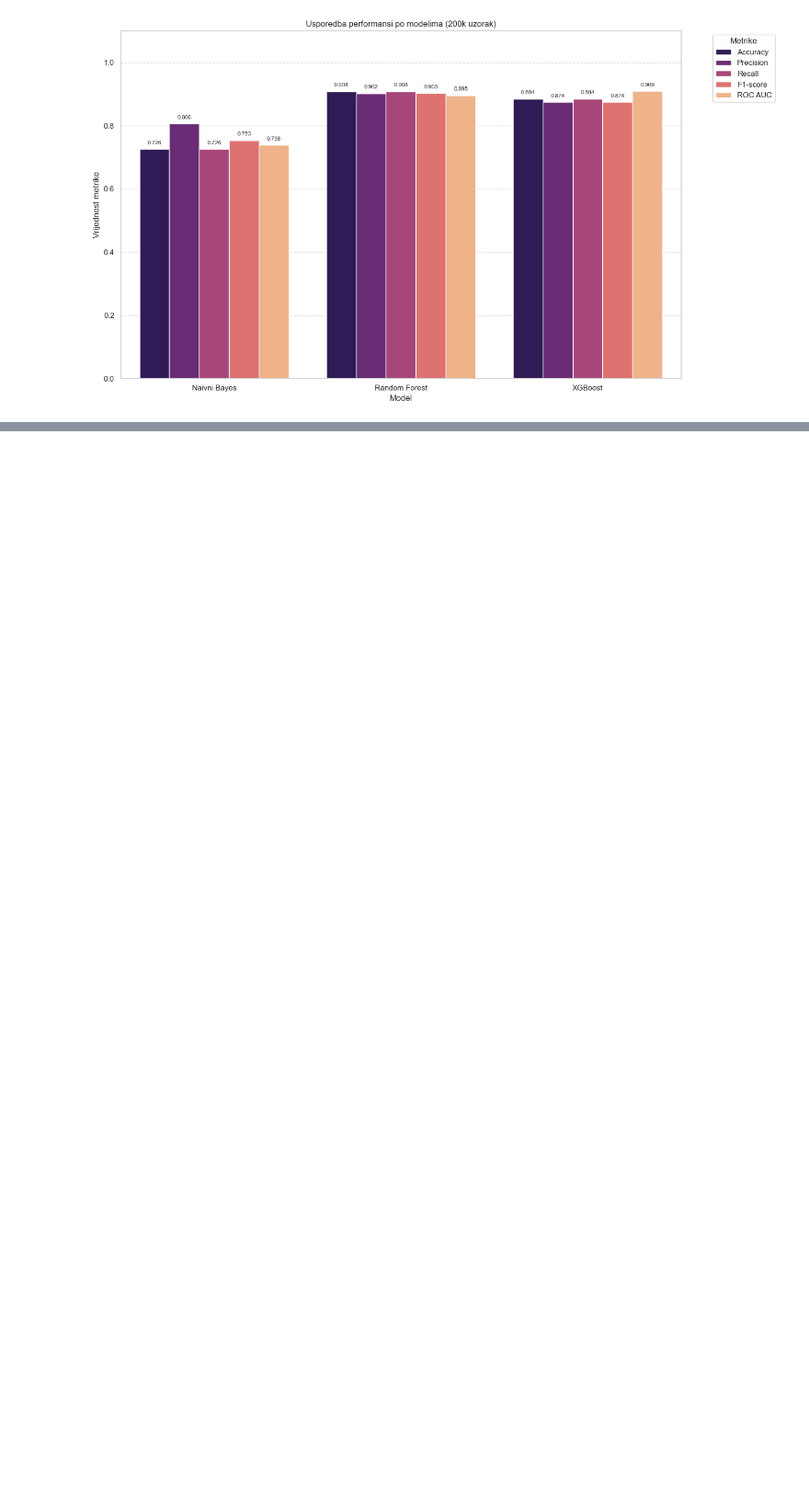
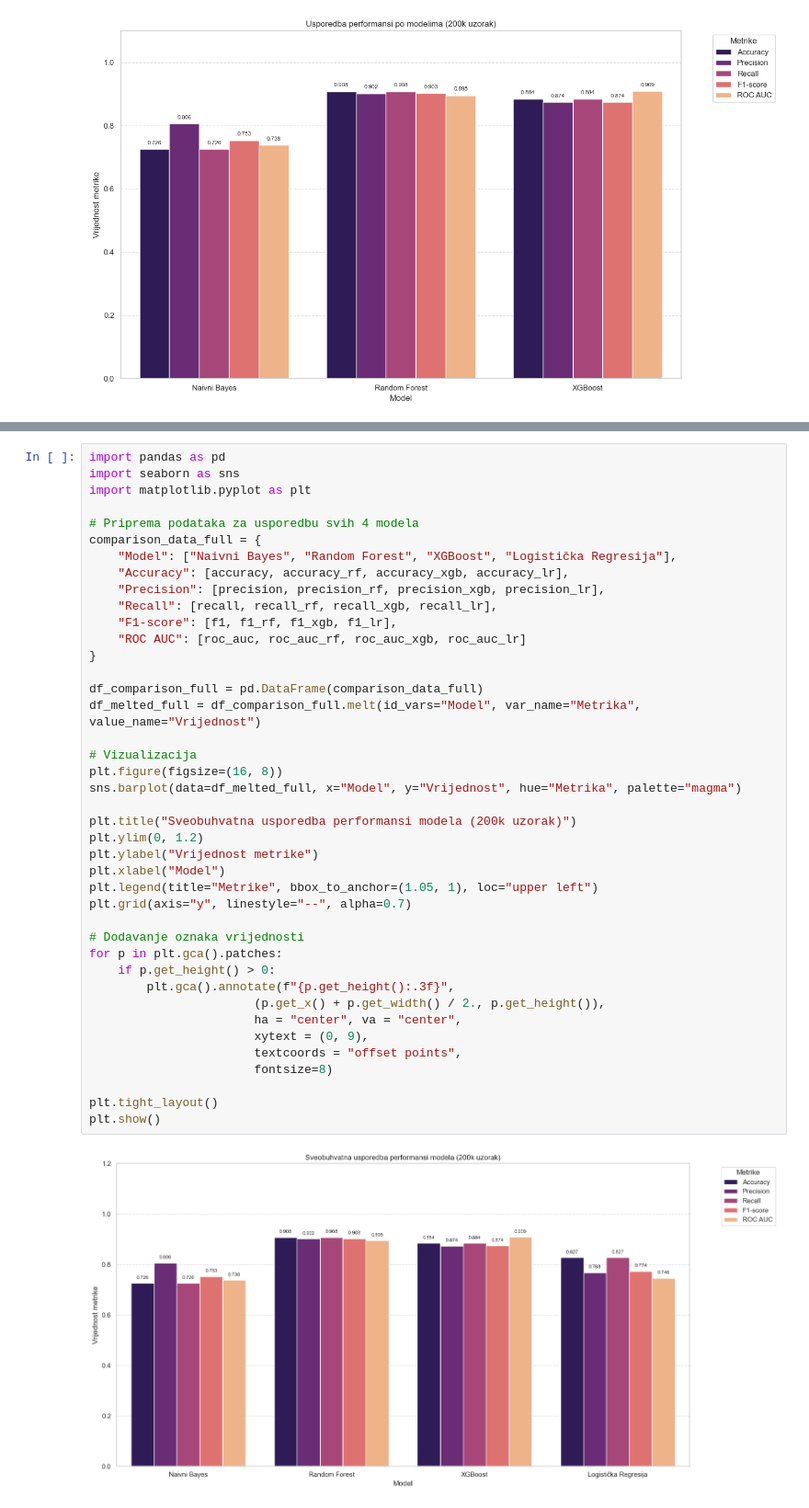
Before and after one commit to Djasek01/sick-fuel-event-detection, a Jupyter notebook: notebooks/Priprema_vizualuzacija_znacajki-2.ipynb, the cells around one changed output, grey strips where cells are left out. Shown at 92% size. Saved outputs shown, nothing was run; the diff lists cells and outputs as text; blank space fills up the shorter version.

```diff
--- a/notebooks/Priprema_vizualuzacija_znacajki.ipynb
+++ b/notebooks/Priprema_vizualuzacija_znacajki-2.ipynb
@@ -660,0 +719,43 @@ plt.show()
+# %%
+import pandas as pd
+import seaborn as sns
+import matplotlib.pyplot as plt
+
+# Priprema podataka za usporedbu svih 4 modela
+comparison_data_full = {
+    "Model": ["Naivni Bayes", "Random Forest", "XGBoost", "Logistička Regresija"],
+    "Accuracy": [accuracy, accuracy_rf, accuracy_xgb, accuracy_lr],
+    "Precision": [precision, precision_rf, precision_xgb, precision_lr],
+    "Recall": [recall, recall_rf, recall_xgb, recall_lr],
+    "F1-score": [f1, f1_rf, f1_xgb, f1_lr],
+    "ROC AUC": [roc_auc, roc_auc_rf, roc_auc_xgb, roc_auc_lr]
+}
+
+df_comparison_full = pd.DataFrame(comparison_data_full)
+df_melted_full = df_comparison_full.melt(id_vars="Model", var_name="Metrika", value_name="Vrijednost")
+
+# Vizualizacija
+plt.figure(figsize=(16, 8))
+sns.barplot(data=df_melted_full, x="Model", y="Vrijednost", hue="Metrika", palette="magma")
+
+plt.title("Sveobuhvatna usporedba performansi modela (200k uzorak)")
+plt.ylim(0, 1.2)
+plt.ylabel("Vrijednost metrike")
+plt.xlabel("Model")
+plt.legend(title="Metrike", bbox_to_anchor=(1.05, 1), loc="upper left")
+plt.grid(axis="y", linestyle="--", alpha=0.7)
+
+# Dodavanje oznaka vrijednosti
+for p in plt.gca().patches:
+    if p.get_height() > 0:
+        plt.gca().annotate(f"{p.get_height():.3f}",
+                       (p.get_x() + p.get_width() / 2., p.get_height()),
+                       ha = "center", va = "center",
+                       xytext = (0, 9),
+                       textcoords = "offset points",
+                       fontsize=8)
+
+plt.tight_layout()
+plt.show()
+# %% [output]
+[figure, added]
```
Also changed, not shown: parts of 3 cells of this notebook, 1 other file.
